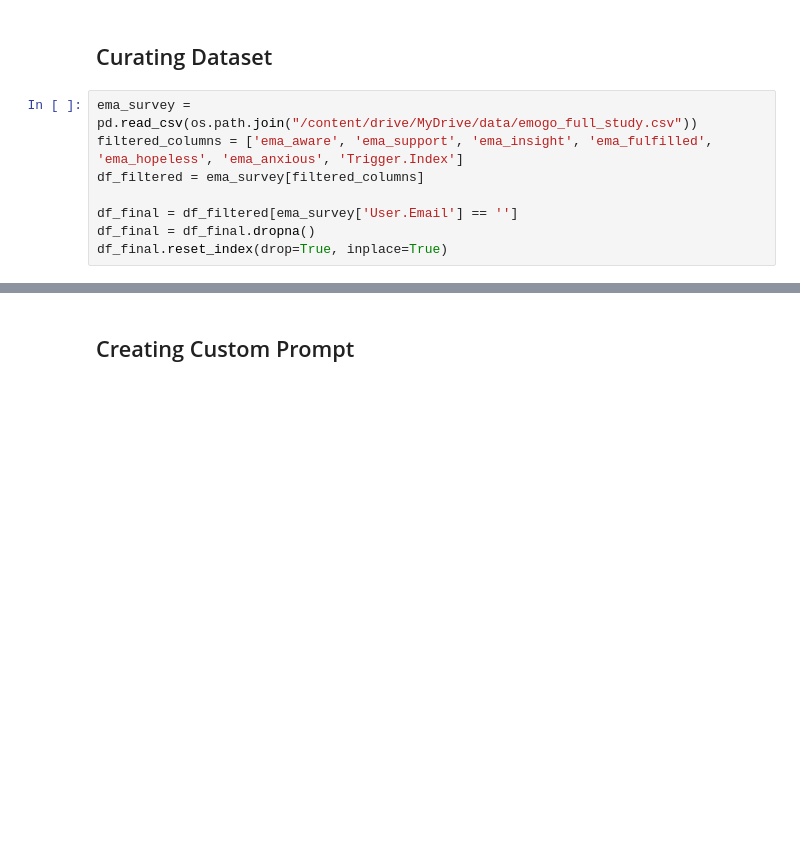
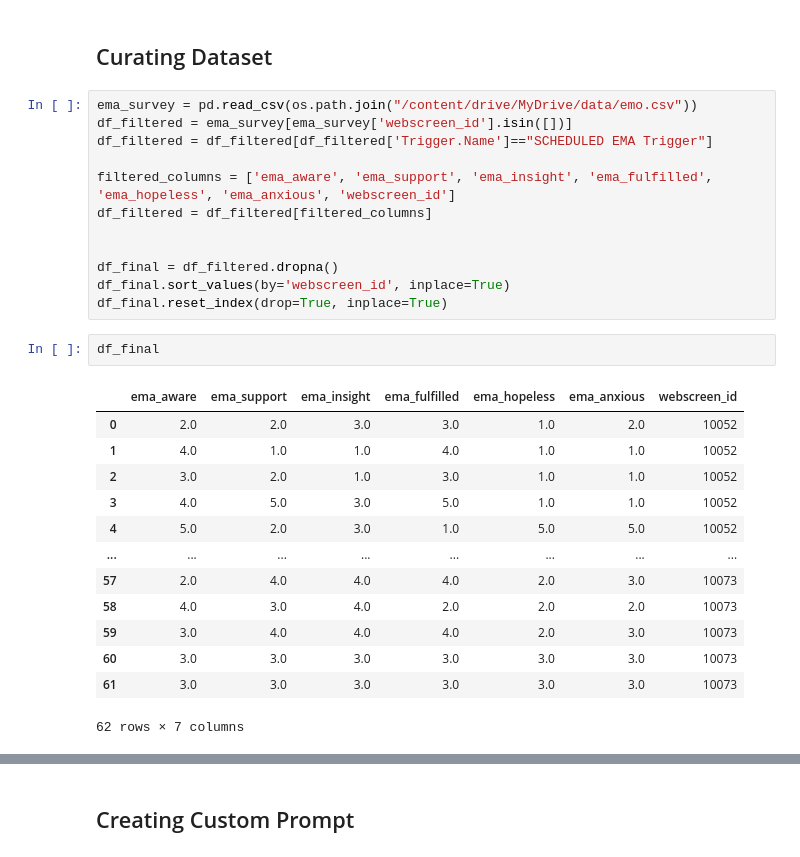
Before and after one commit to Yogesh914/cv-model-exploration, a Jupyter notebook: gemma_eval.ipynb, the cells around one changed output, grey strips where cells are left out. Cells and saved outputs as stored; diff of their text form; blank space fills up the shorter version.

```diff
--- a/gemma_eval.ipynb
+++ b/gemma_eval.ipynb
@@ -193,11 +194,31 @@ df_transcriptions.to_csv('/content/drive/MyDrive/data/transcriptions.csv')
 # %% [markdown]
 ## Curating Dataset
 # %%
-ema_survey = pd.read_csv(os.path.join("/content/drive/MyDrive/data/emogo_full_study.csv"))
-filtered_columns = ['ema_aware', 'ema_support', 'ema_insight', 'ema_fulfilled', 'ema_hopeless', 'ema_anxious', 'Trigger.Index']
-df_filtered = ema_survey[filtered_columns]
+ema_survey = pd.read_csv(os.path.join("/content/drive/MyDrive/data/emo.csv"))
+df_filtered = ema_survey[ema_survey['webscreen_id'].isin([])]
+df_filtered = df_filtered[df_filtered['Trigger.Name']=="SCHEDULED EMA Trigger"]
 
-df_final = df_filtered[ema_survey['User.Email'] == '']
-df_final = df_final.dropna()
+filtered_columns = ['ema_aware', 'ema_support', 'ema_insight', 'ema_fulfilled', 'ema_hopeless', 'ema_anxious', 'webscreen_id']
+df_filtered = df_filtered[filtered_columns]
+
+
+df_final = df_filtered.dropna()
+df_final.sort_values(by='webscreen_id', inplace=True)
 df_final.reset_index(drop=True, inplace=True)
+# %%
+df_final
+# %% [output]
+|  | ema_aware | ema_support | ema_insight | ema_fulfilled | ema_hopeless | ema_anxious | webscreen_id |
+| 0 | 2.0 | 2.0 | 3.0 | 3.0 | 1.0 | 2.0 | 10052 |
+| 1 | 4.0 | 1.0 | 1.0 | 4.0 | 1.0 | 1.0 | 10052 |
+| 2 | 3.0 | 2.0 | 1.0 | 3.0 | 1.0 | 1.0 | 10052 |
+| 3 | 4.0 | 5.0 | 3.0 | 5.0 | 1.0 | 1.0 | 10052 |
+| 4 | 5.0 | 2.0 | 3.0 | 1.0 | 5.0 | 5.0 | 10052 |
+| ... | ... | ... | ... | ... | ... | ... | ... |
+| 57 | 2.0 | 4.0 | 4.0 | 4.0 | 2.0 | 3.0 | 10073 |
+| 58 | 4.0 | 3.0 | 4.0 | 2.0 | 2.0 | 2.0 | 10073 |
+| 59 | 3.0 | 4.0 | 4.0 | 4.0 | 2.0 | 3.0 | 10073 |
+| 60 | 3.0 | 3.0 | 3.0 | 3.0 | 3.0 | 3.0 | 10073 |
+| 61 | 3.0 | 3.0 | 3.0 | 3.0 | 3.0 | 3.0 | 10073 |
+62 rows × 7 columns
 # %%
```
Also changed, not shown: parts of 14 cells of this notebook.
